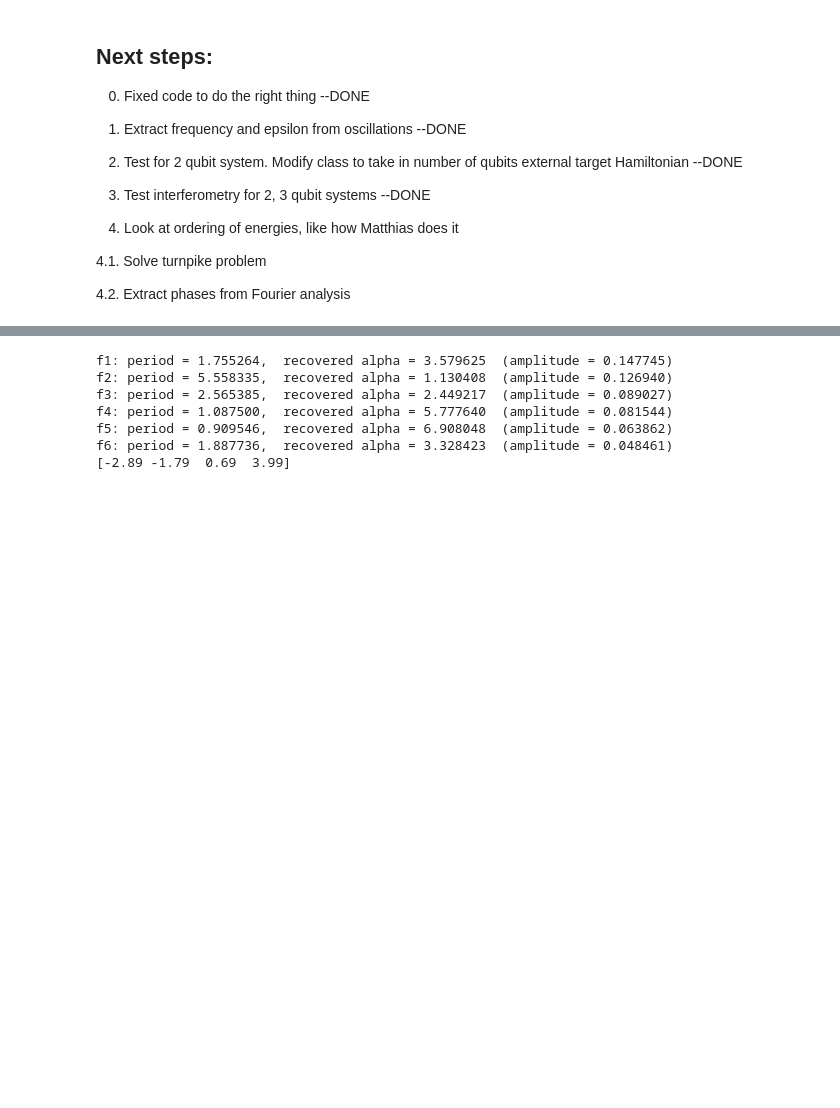
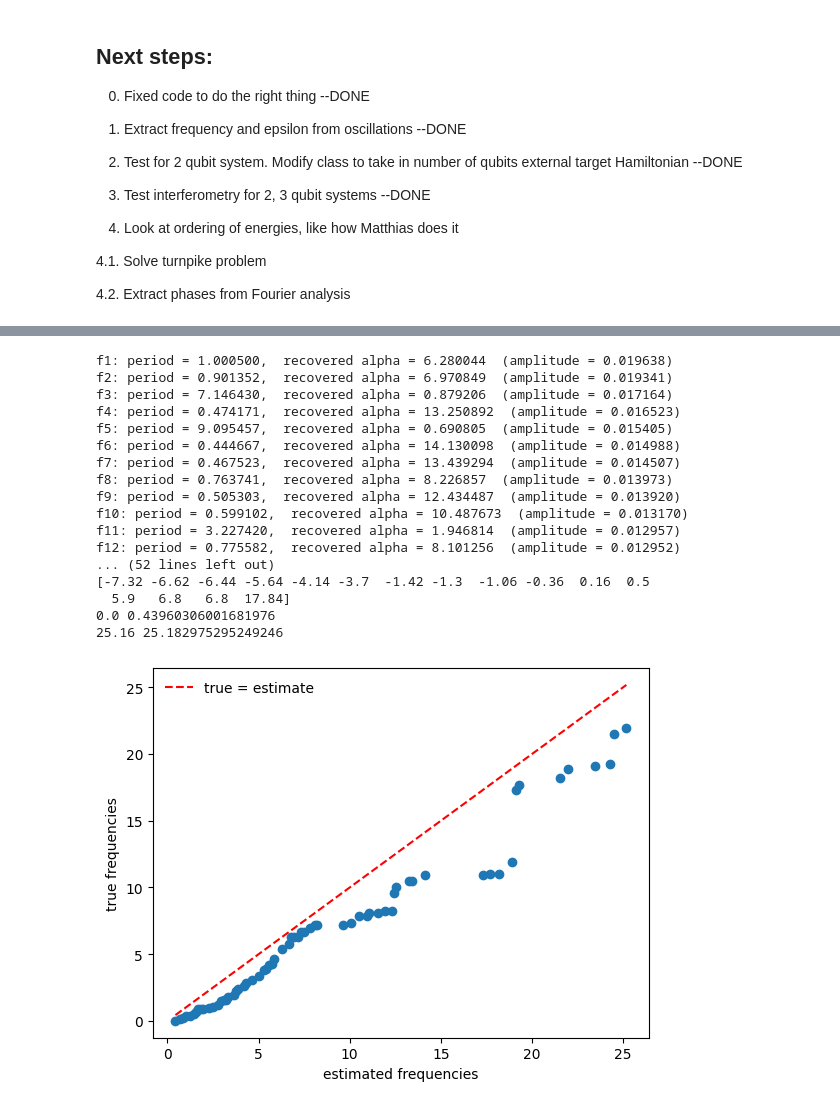
Before and after one commit to OsQarM/lsz_spectroscopy, a Jupyter notebook: LSZ_experimental.ipynb, the cells around one changed output, grey strips where cells are left out. Saved outputs shown, nothing was run; the diff lists cells and outputs as text; code cells hidden in the pictures; blank space fills up the shorter version.

```diff
--- a/LSZ_experimental.ipynb
+++ b/LSZ_experimental.ipynb
@@ -403,17 +426,46 @@ Identified frequencies:
 # %%
 e_differences = []
 for i, (f, a) in enumerate(zip(freqs_peaks, amplitudes)):
     print(f"f{i+1}: period = {1/f:.6f},  recovered alpha = {2*np.pi*f:.6f}  (amplitude = {a:.6f})")
     e_differences.append(2*np.pi*f)
 
 
 print(egvals[midpoint])
+
+
+true_differences = []
+for i in range(len(egvals[midpoint])):
+    for j in range(i+1, len(egvals[midpoint])):
+        true_differences.append(egvals[midpoint][j] - egvals[midpoint][i])
+
+
+start = len(true_differences) - len(e_differences)
+plt.scatter(np.sort(e_differences), np.sort(true_differences[start:]))
+diag = np.linspace(np.min(e_differences), np.max(e_differences), 100)
+plt.plot(diag, diag, "--", c="red", label="true = estimate")
+plt.xlabel("estimated frequencies")
+plt.ylabel("true frequencies")
+plt.legend(frameon=False)
+
+print(min(true_differences), min(e_differences))
+print(max(true_differences), max(e_differences))
 # %% [output]
-f1: period = 1.755264,  recovered alpha = 3.579625  (amplitude = 0.147745)
-f2: period = 5.558335,  recovered alpha = 1.130408  (amplitude = 0.126940)
-f3: period = 2.565385,  recovered alpha = 2.449217  (amplitude = 0.089027)
-f4: period = 1.087500,  recovered alpha = 5.777640  (amplitude = 0.081544)
-f5: period = 0.909546,  recovered alpha = 6.908048  (amplitude = 0.063862)
-f6: period = 1.887736,  recovered alpha = 3.328423  (amplitude = 0.048461)
-[-2.89 -1.79  0.69  3.99]
+f1: period = 1.000500,  recovered alpha = 6.280044  (amplitude = 0.019638)
+f2: period = 0.901352,  recovered alpha = 6.970849  (amplitude = 0.019341)
+f3: period = 7.146430,  recovered alpha = 0.879206  (amplitude = 0.017164)
+f4: period = 0.474171,  recovered alpha = 13.250892  (amplitude = 0.016523)
+f5: period = 9.095457,  recovered alpha = 0.690805  (amplitude = 0.015405)
+f6: period = 0.444667,  recovered alpha = 14.130098  (amplitude = 0.014988)
+f7: period = 0.467523,  recovered alpha = 13.439294  (amplitude = 0.014507)
+f8: period = 0.763741,  recovered alpha = 8.226857  (amplitude = 0.013973)
+f9: period = 0.505303,  recovered alpha = 12.434487  (amplitude = 0.013920)
+f10: period = 0.599102,  recovered alpha = 10.487673  (amplitude = 0.013170)
+f11: period = 3.227420,  recovered alpha = 1.946814  (amplitude = 0.012957)
+f12: period = 0.775582,  recovered alpha = 8.101256  (amplitude = 0.012952)
+... (52 lines left out)
+[-7.32 -6.62 -6.44 -5.64 -4.14 -3.7  -1.42 -1.3  -1.06 -0.36  0.16  0.5
+  5.9   6.8   6.8  17.84]
+0.0 0.43960306001681976
+25.16 25.182975295249246
+[figure, added]
 # %%
```
Also changed, not shown: parts of 11 cells of this notebook, 1 other file.
